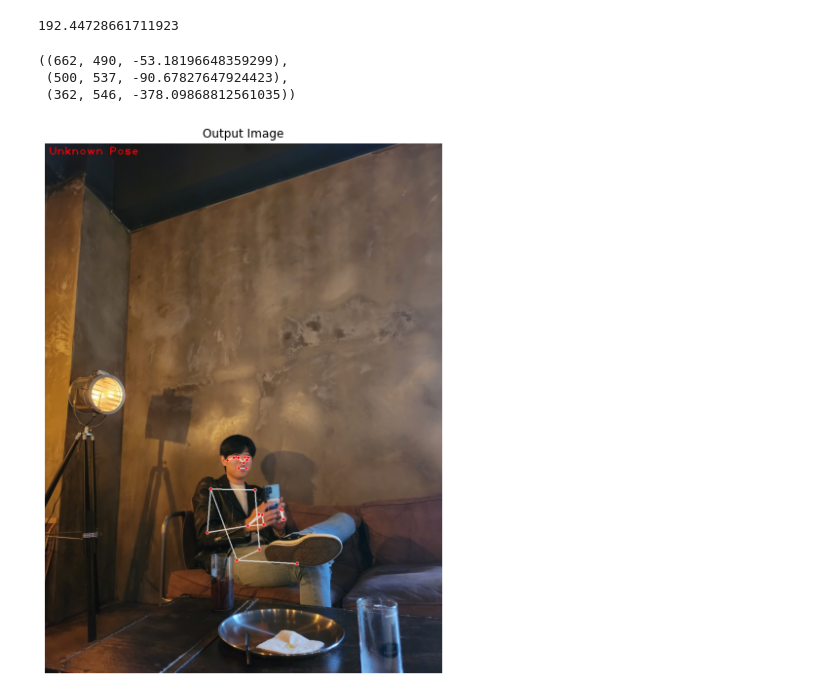
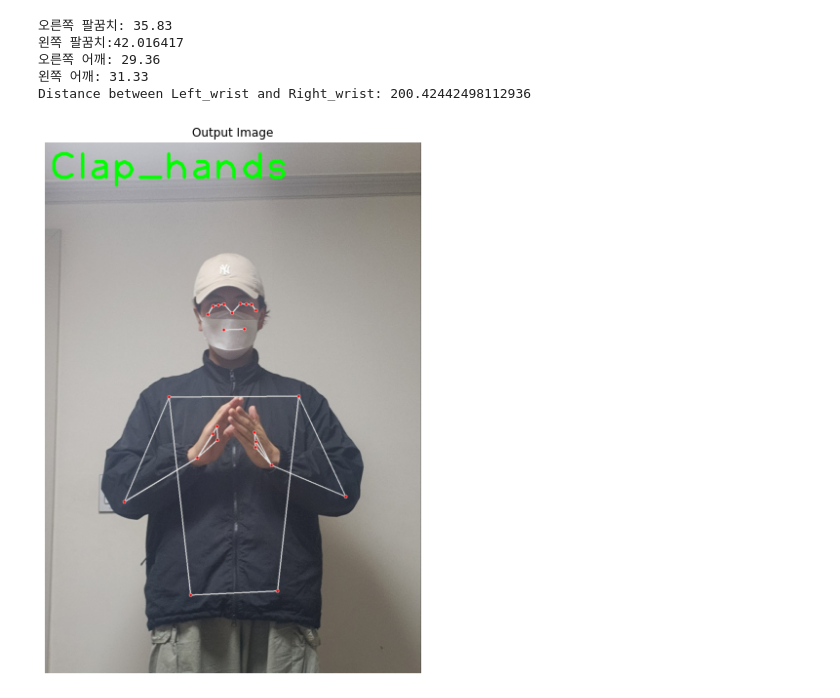
Before and after one commit to HEO-hyunjun/IMPirate, a Jupyter notebook: MediaPipe/Untitled.ipynb, the cells around one changed output. Drawn from its saved outputs; the diff is of its cells as text; code cells hidden in the pictures.

```diff
--- a/MediaPipe/Untitled.ipynb
+++ b/MediaPipe/Untitled.ipynb
@@ -22,7 +22,7 @@ mp_drawing = mp.solutions.drawing_utils
 # 이미지 읽어오기
 # 샘플 이미지를 cv2.imread()로 읽어온다
 # Read an image from the specified path.
-sample_img = cv2.imread('./Pose_test/righthand_pose.jpg')
+sample_img = cv2.imread('./Pose_test/x_pose.jpg')
 
 # Specify a size of the figure.
 plt.figure(figsize = [10, 10])
@@ -174,6 +153,6 @@ def detectPose(image, pose, display=True):
       return output_image, landmarks
 # pose detection function start
 
-image = cv2.imread('./Pose_test/righthand_pose.jpg')
+image = cv2.imread('./Pose_test/clap_pose.jpg')
 detectPose(image, pose, display=True)
 # %% [output]
@@ -202,17 +185,30 @@ def calculateAngle(landmark1, landmark2, landmark3):
 # %%
 output_image, landmarks = detectPose(image, pose, display=False)
-shoulder = landmarks[mp_pose.PoseLandmark.RIGHT_SHOULDER.value]
-elbow = landmarks[mp_pose.PoseLandmark.RIGHT_ELBOW.value]
-wrist = landmarks[mp_pose.PoseLandmark.RIGHT_WRIST.value]
-calculateAngle(shoulder, elbow, wrist)
+
+Right_shoulder = landmarks[mp_pose.PoseLandmark.RIGHT_SHOULDER.value]
+Right_elbow = landmarks[mp_pose.PoseLandmark.RIGHT_ELBOW.value]
+Right_wrist = landmarks[mp_pose.PoseLandmark.RIGHT_WRIST.value]
+Right_hip = landmarks[mp_pose.PoseLandmark.RIGHT_HIP.value]
+
+Left_shoulder = landmarks[mp_pose.PoseLandmark.LEFT_SHOULDER.value]
+Left_elbow = landmarks[mp_pose.PoseLandmark.LEFT_ELBOW.value]
+Left_wrist = landmarks[mp_pose.PoseLandmark.LEFT_WRIST.value]
+Left_hip = landmarks[mp_pose.PoseLandmark.LEFT_HIP.value]
+
+
+print(f"오른쪽 팔꿈치: {calculateAngle(Right_shoulder, Right_elbow,Right_wrist ):.2f}")
+print(f"왼쪽 팔꿈치:{calculateAngle(Left_wrist,Left_elbow,Left_shoulder):2f}")
+print(f"오른쪽 어깨: {calculateAngle(Right_hip,Right_shoulder,Right_elbow):.2f}")
+print(f"왼쪽 어깨: {calculateAngle(Left_elbow, Left_shoulder, Left_hip):.2f}")
+
+distance = calculate_distance(Left_wrist, Right_wrist)
+print(f"Distance between Left_wrist and Right_wrist: {distance}")
 # %% [output]
-192.44728661711923
+오른쪽 팔꿈치: 35.83
+왼쪽 팔꿈치:42.016417
+오른쪽 어깨: 29.36
+왼쪽 어깨: 31.33
+Distance between Left_wrist and Right_wrist: 200.42442498112936
-# %%
-shoulder, elbow, wrist
-# %% [output]
-((662, 490, -53.18196648359299),
- (500, 537, -90.67827647924423),
- (362, 546, -378.09868812561035))
 # %%
 # 분류 함수
 
@@ -311,9 +300,9 @@ def classifyPose(landmarks, output_image, display=False):
         # 결과 이미지랑 표시될 label을 return 한다
         return output_image, label
 # %%
-image = cv2.imread('./Pose_test/not_righthand.jpg')
+image = cv2.imread('./Pose_test/clap_pose.jpg')
 output_image, landmarks = detectPose(image, pose, display=False)
 if landmarks:
     classifyPose(landmarks, output_image, display=True)
 # %% [output]
-[figure, old version]
+[figure, new version]
```
Also changed, not shown: parts of 8 cells of this notebook, 3 other files.
